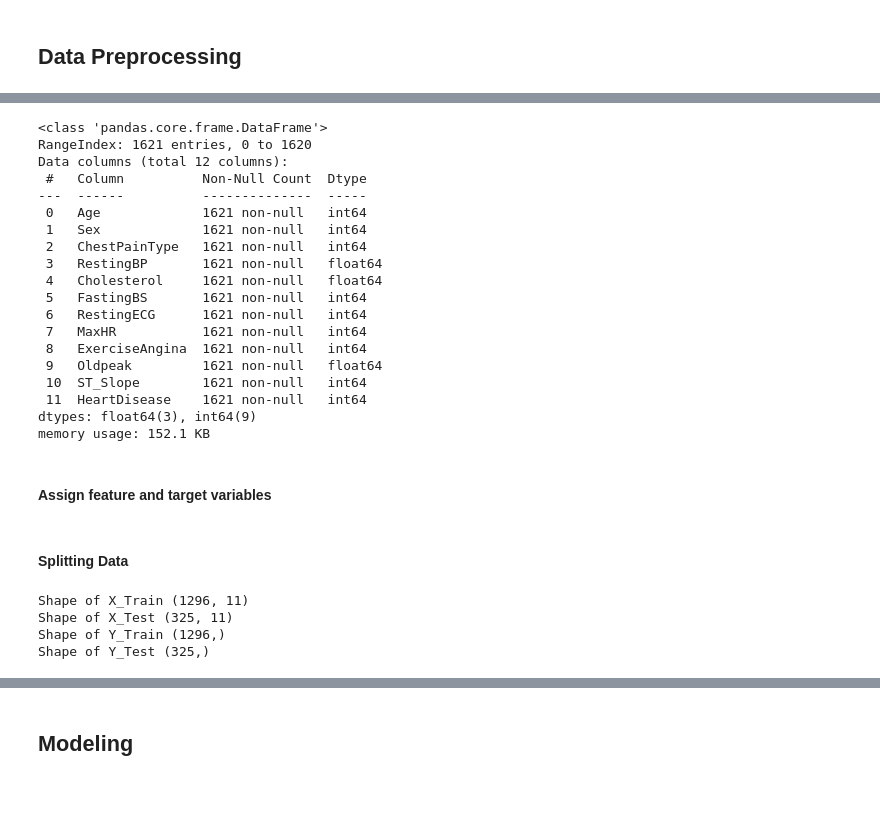
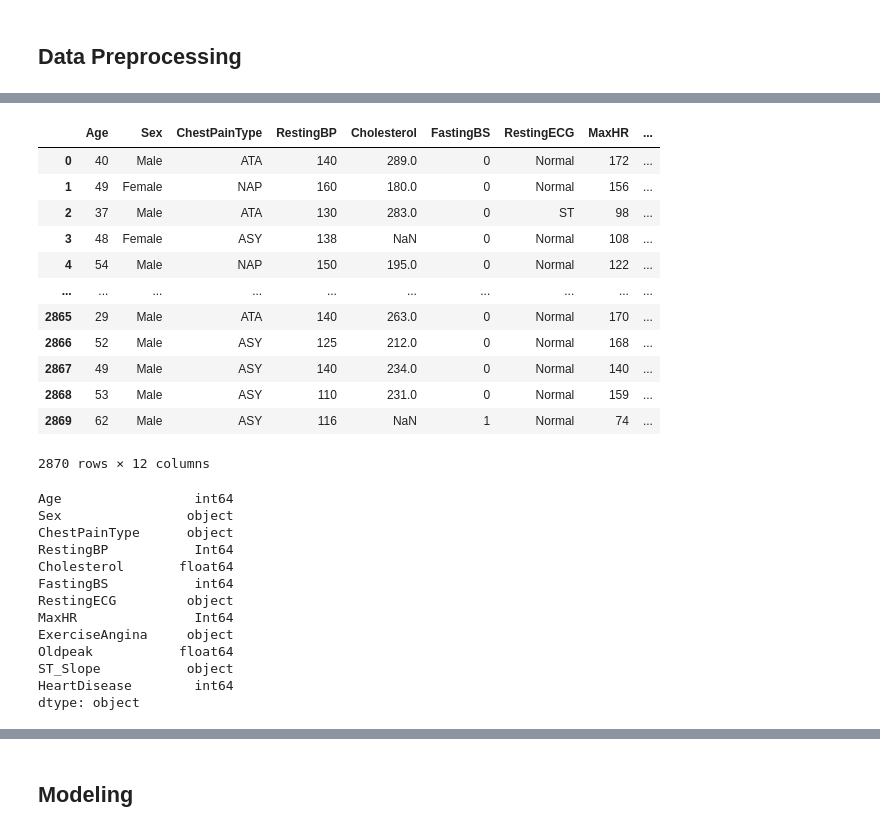
Before and after one commit to tawfikhammad/Heart-failure-app, a Jupyter notebook: Heart Failure Prediction.ipynb, the cells around one changed output, grey strips where cells are left out. Drawn from its saved outputs; the diff is of its cells as text; code cells hidden in the pictures; blank space fills up the shorter version.

```diff
--- a/Heart Failure Prediction.ipynb
+++ b/Heart Failure Prediction.ipynb
@@ -683,25 +659,0 @@ df_cleaned.head()
-# %%
-# Final Info after Encode
-df_cleaned.info()
-# %% [output]
-<class 'pandas.core.frame.DataFrame'>
-RangeIndex: 1621 entries, 0 to 1620
-Data columns (total 12 columns):
- #   Column          Non-Null Count  Dtype
----  ------          --------------  -----
- 0   Age             1621 non-null   int64
- 1   Sex             1621 non-null   int64
- 2   ChestPainType   1621 non-null   int64
- 3   RestingBP       1621 non-null   float64
- 4   Cholesterol     1621 non-null   float64
- 5   FastingBS       1621 non-null   int64
- 6   RestingECG      1621 non-null   int64
- 7   MaxHR           1621 non-null   int64
- 8   ExerciseAngina  1621 non-null   int64
- 9   Oldpeak         1621 non-null   float64
- 10  ST_Slope        1621 non-null   int64
- 11  HeartDisease    1621 non-null   int64
-dtypes: float64(3), int64(9)
-memory usage: 152.1 KB
-# %% [markdown]
-#### Assign feature and target variables
@@ -711,2 +660,32 @@ y = df_cleaned['HeartDisease']
-# %% [markdown]
-#### Splitting Data
+# %%
+df
+# %% [output]
+|  | Age | Sex | ChestPainType | RestingBP | Cholesterol | FastingBS | RestingECG | MaxHR | ... |
+| 0 | 40 | Male | ATA | 140 | 289.0 | 0 | Normal | 172 | ... |
+| 1 | 49 | Female | NAP | 160 | 180.0 | 0 | Normal | 156 | ... |
+| 2 | 37 | Male | ATA | 130 | 283.0 | 0 | ST | 98 | ... |
+| 3 | 48 | Female | ASY | 138 | NaN | 0 | Normal | 108 | ... |
+| 4 | 54 | Male | NAP | 150 | 195.0 | 0 | Normal | 122 | ... |
+| ... | ... | ... | ... | ... | ... | ... | ... | ... | ... |
+| 2865 | 29 | Male | ATA | 140 | 263.0 | 0 | Normal | 170 | ... |
+| 2866 | 52 | Male | ASY | 125 | 212.0 | 0 | Normal | 168 | ... |
+| 2867 | 49 | Male | ASY | 140 | 234.0 | 0 | Normal | 140 | ... |
+| 2868 | 53 | Male | ASY | 110 | 231.0 | 0 | Normal | 159 | ... |
+| 2869 | 62 | Male | ASY | 116 | NaN | 1 | Normal | 74 | ... |
+2870 rows × 12 columns
+# %%
+df.dtypes
+# %% [output]
+Age                 int64
+Sex                object
+ChestPainType      object
+RestingBP           Int64
+Cholesterol       float64
+FastingBS           int64
+RestingECG         object
+MaxHR               Int64
+ExerciseAngina     object
+Oldpeak           float64
+ST_Slope           object
+HeartDisease        int64
+dtype: object
@@ -715,10 +711,0 @@ X_train , X_test , y_train , y_test = train_test_split(X , y , test_size = 0.20
-# %%
-print(f'Shape of X_Train {X_train.shape}')
-print(f'Shape of X_Test {X_test.shape}')
-print(f'Shape of Y_Train {y_train.shape}')
-print(f'Shape of Y_Test {y_test.shape}')
-# %% [output]
-Shape of X_Train (1296, 11)
-Shape of X_Test (325, 11)
-Shape of Y_Train (1296,)
-Shape of Y_Test (325,)
```
Also changed, not shown: parts of 64 cells of this notebook.
